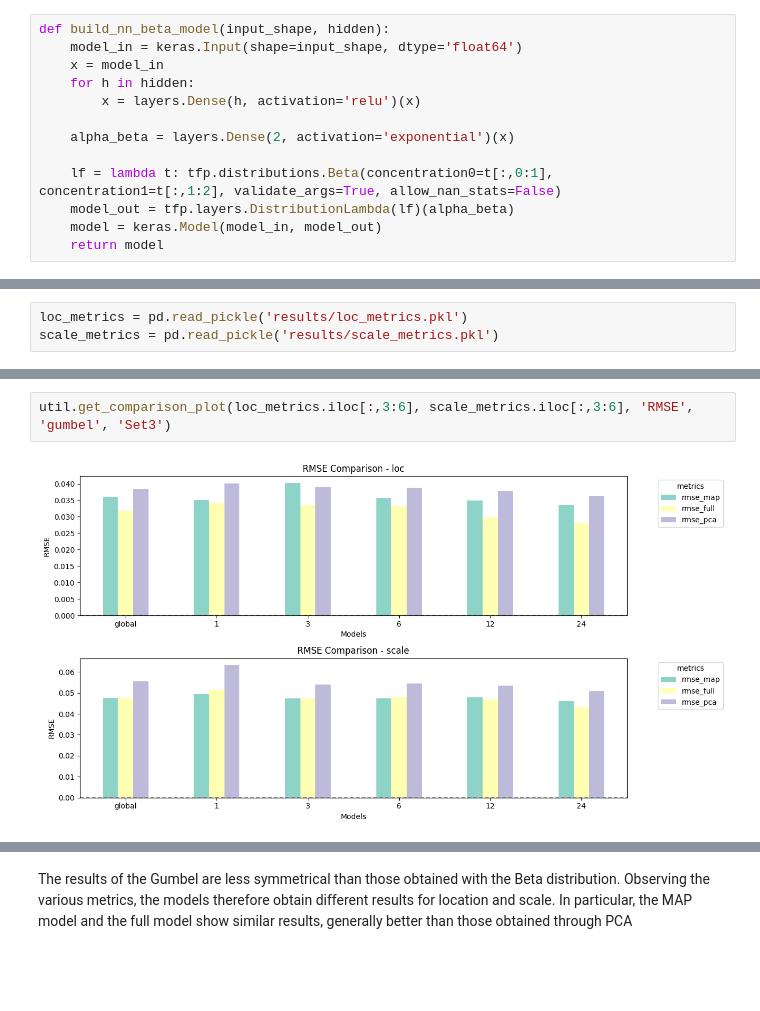
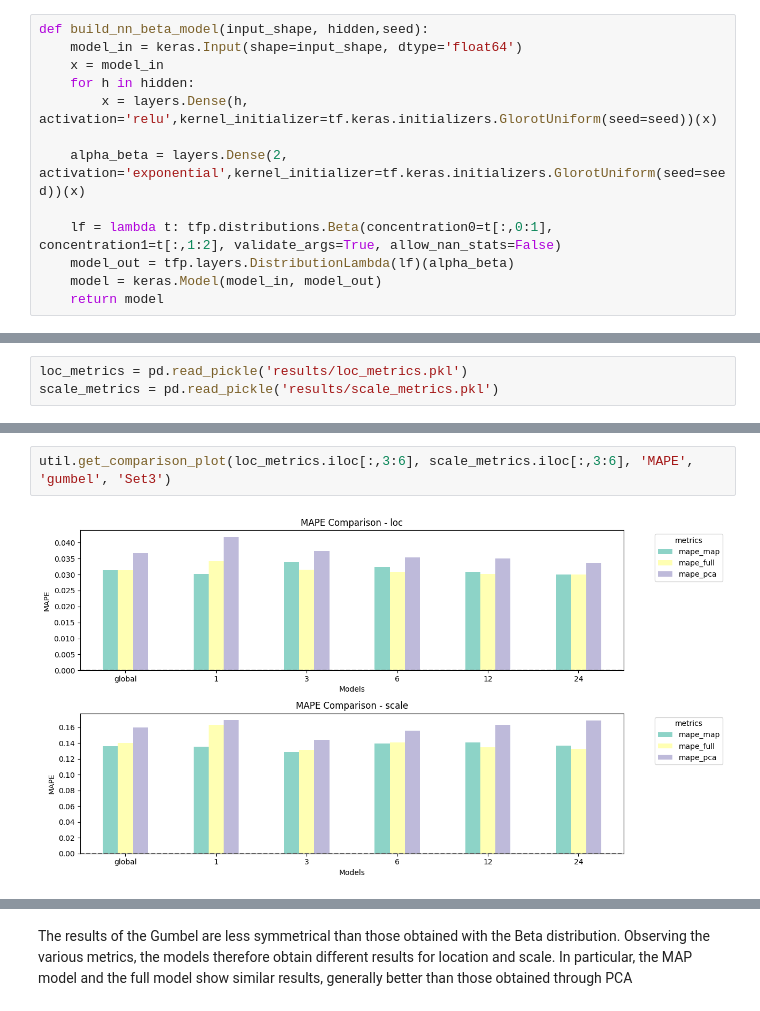
Before and after one commit to oshodiS/Rainfall-BetaEstimation, a Jupyter notebook: Rainfall BETA.ipynb, the cells around one changed output, grey strips where cells are left out. Cells and saved outputs as stored; diff of their text form; blank space fills up the shorter version.

```diff
--- a/Rainfall BETA.ipynb
+++ b/Rainfall BETA.ipynb
@@ -468,13 +469,13 @@ inputs_train_pca
 # %% [markdown]
 #### Base model
 # %%
-def build_nn_beta_model(input_shape, hidden):
+def build_nn_beta_model(input_shape, hidden,seed):
     model_in = keras.Input(shape=input_shape, dtype='float64')
     x = model_in
     for h in hidden:
-        x = layers.Dense(h, activation='relu')(x)
+        x = layers.Dense(h, activation='relu',kernel_initializer=tf.keras.initializers.GlorotUniform(seed=seed))(x)
 
-    alpha_beta = layers.Dense(2, activation='exponential')(x)
+    alpha_beta = layers.Dense(2, activation='exponential',kernel_initializer=tf.keras.initializers.GlorotUniform(seed=seed))(x)
 
     lf = lambda t: tfp.distributions.Beta(concentration0=t[:,0:1], concentration1=t[:,1:2], validate_args=True, allow_nan_stats=False)
     model_out = tfp.layers.DistributionLambda(lf)(alpha_beta)
@@ -830,7 +831,7 @@ util.get_comparison_plot(loc_metrics.iloc[:,0:3], scale_metrics.iloc[:,0:3], 'Bi
 # %%
-util.get_comparison_plot(loc_metrics.iloc[:,3:6], scale_metrics.iloc[:,3:6], 'RMSE', 'gumbel', 'Set3')
+util.get_comparison_plot(loc_metrics.iloc[:,3:6], scale_metrics.iloc[:,3:6], 'MAPE', 'gumbel', 'Set3')
 # %% [output]
-[figure, old version]
+[figure, new version]
 # %%
 util.get_comparison_plot(loc_metrics.iloc[:,6:9], scale_metrics.iloc[:, 6:9], 'PCC', 'gumbel', 'Set1')
 # %% [output]
```
Also changed, not shown: parts of 30 cells of this notebook, 3 other files.
